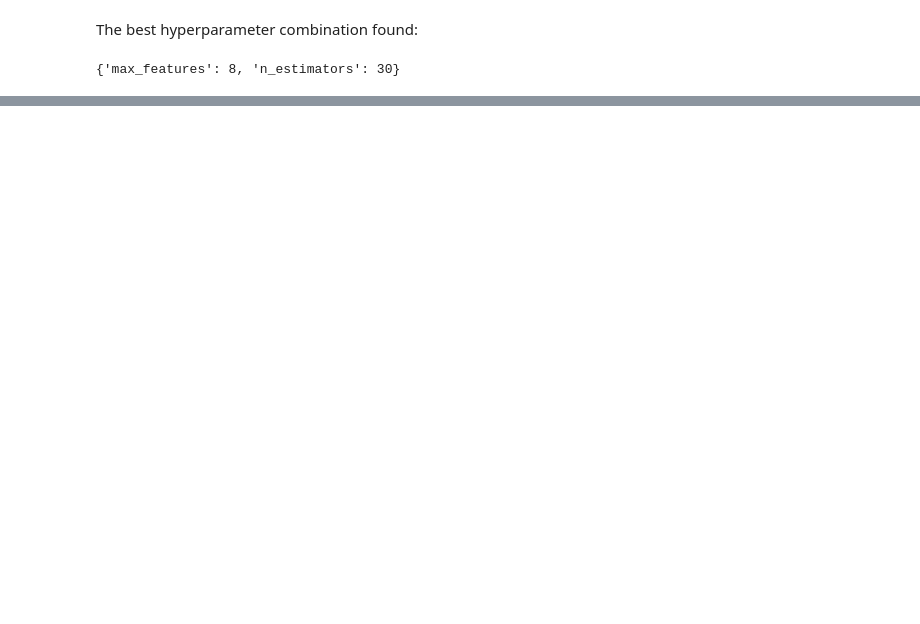
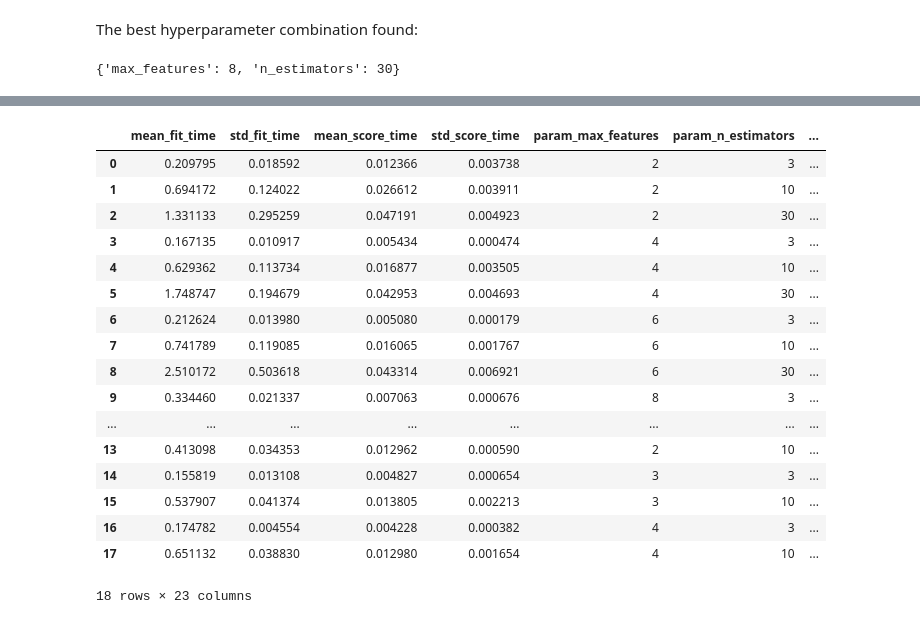
Before and after one commit to kevinprinsloo/My_Machine_Learning_Notebooks, a Jupyter notebook: Full_End_to_End_ML_Project_House_Prices/California_House_Prices.ipynb, the cells around one changed output, grey strips where cells are left out. Drawn from its saved outputs; the diff is of its cells as text; code cells hidden in the pictures; blank space fills up the shorter version.

```diff
--- a/Full_End_to_End_ML_Project_House_Prices/California_House_Prices.ipynb
+++ b/Full_End_to_End_ML_Project_House_Prices/California_House_Prices.ipynb
@@ -1309,0 +1385,21 @@ grid_search.best_params_
+# %%
+pd.DataFrame(grid_search.cv_results_)
+# %% [output]
+|  | mean_fit_time | std_fit_time | mean_score_time | std_score_time | param_max_features | param_n_estimators | ... |
+| 0 | 0.209795 | 0.018592 | 0.012366 | 0.003738 | 2 | 3 | ... |
+| 1 | 0.694172 | 0.124022 | 0.026612 | 0.003911 | 2 | 10 | ... |
+| 2 | 1.331133 | 0.295259 | 0.047191 | 0.004923 | 2 | 30 | ... |
+| 3 | 0.167135 | 0.010917 | 0.005434 | 0.000474 | 4 | 3 | ... |
+| 4 | 0.629362 | 0.113734 | 0.016877 | 0.003505 | 4 | 10 | ... |
+| 5 | 1.748747 | 0.194679 | 0.042953 | 0.004693 | 4 | 30 | ... |
+| 6 | 0.212624 | 0.013980 | 0.005080 | 0.000179 | 6 | 3 | ... |
+| 7 | 0.741789 | 0.119085 | 0.016065 | 0.001767 | 6 | 10 | ... |
+| 8 | 2.510172 | 0.503618 | 0.043314 | 0.006921 | 6 | 30 | ... |
+| 9 | 0.334460 | 0.021337 | 0.007063 | 0.000676 | 8 | 3 | ... |
+| ... | ... | ... | ... | ... | ... | ... | ... |
+| 13 | 0.413098 | 0.034353 | 0.012962 | 0.000590 | 2 | 10 | ... |
+| 14 | 0.155819 | 0.013108 | 0.004827 | 0.000654 | 3 | 3 | ... |
+| 15 | 0.537907 | 0.041374 | 0.013805 | 0.002213 | 3 | 10 | ... |
+| 16 | 0.174782 | 0.004554 | 0.004228 | 0.000382 | 4 | 3 | ... |
+| 17 | 0.651132 | 0.038830 | 0.012980 | 0.001654 | 4 | 10 | ... |
+18 rows × 23 columns
```
Also changed, not shown: parts of 33 cells of this notebook.
